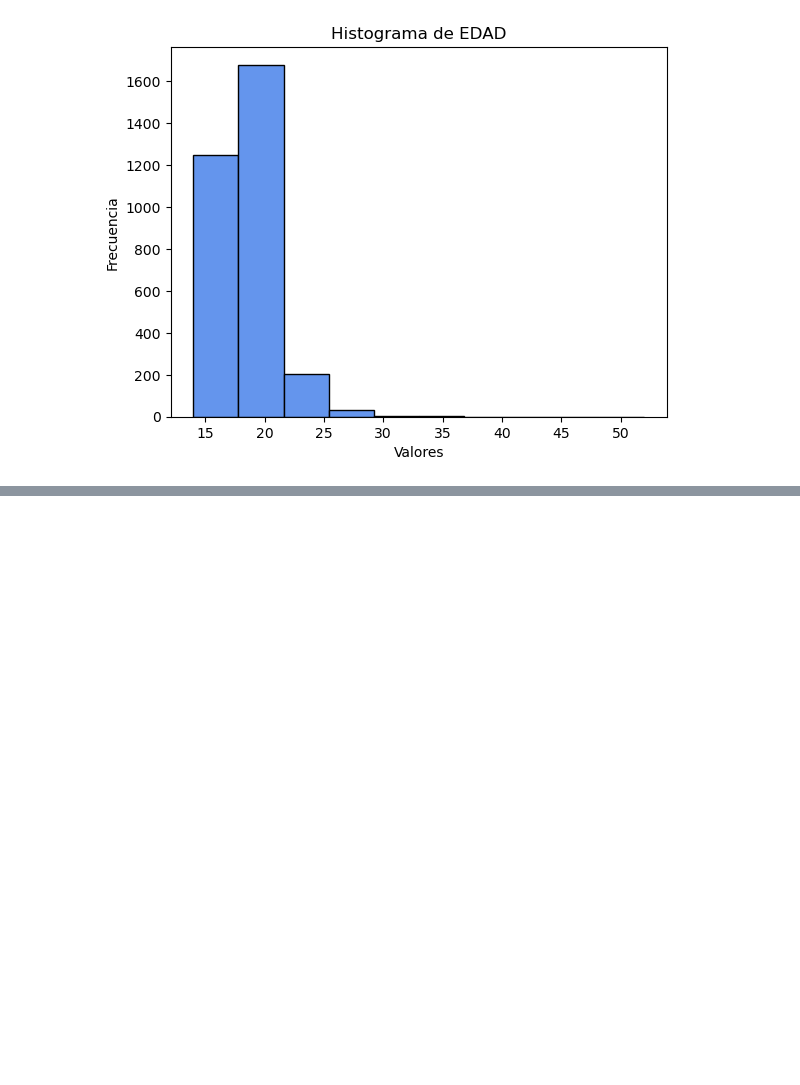
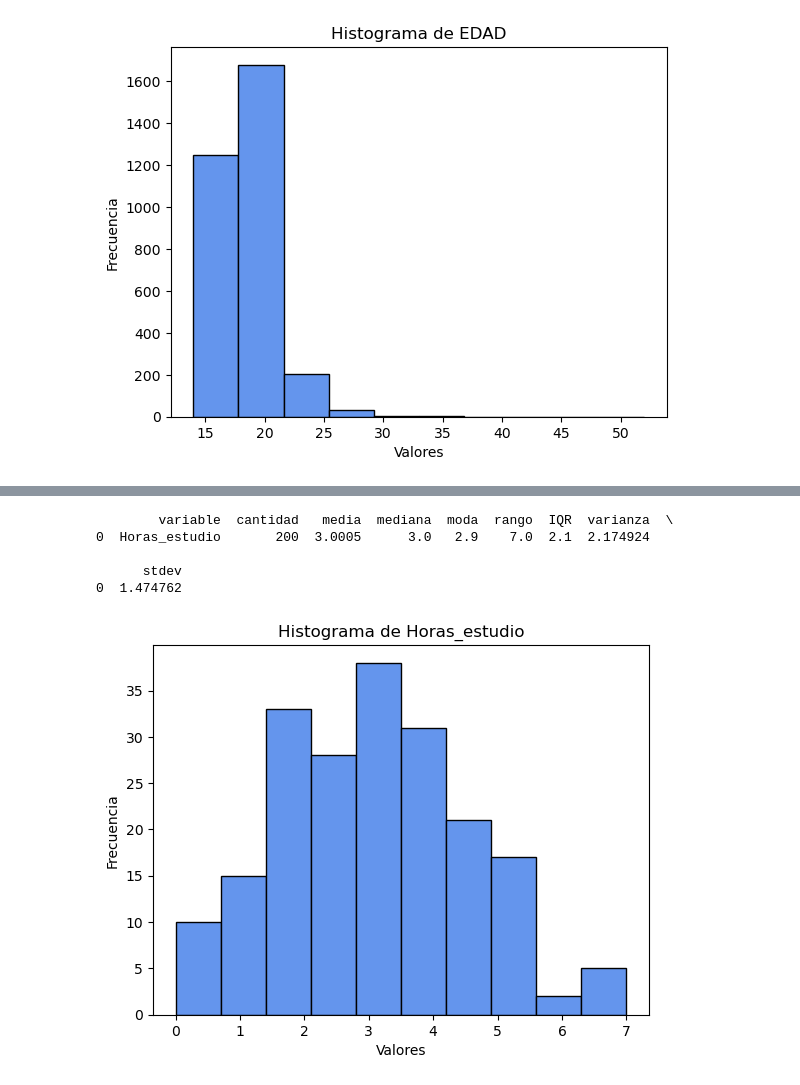
Before and after one commit to Lupinthethird2/GrupoLP2, a Jupyter notebook: proyecto_1.ipynb, the cells around one changed output, grey strips where cells are left out. Drawn from its saved outputs; the diff is of its cells as text; code cells hidden in the pictures; blank space fills up the shorter version.

Commit message:
Leyendo la base de datos de la unalm y agregando un gráfico de las horas de estudio

```diff
--- a/proyecto_1.ipynb
+++ b/proyecto_1.ipynb
@@ -70,7 +70,7 @@ class EstadisticasCat(Datos):
         plt.show()
 
 # 2. HERENCIA (EstadisticasNum también "hereda" de Datos)
-# Clase hija 1:Cuantitativa
+# Clase hija 2:Cuantitativa
 class EstadisticasNum(Datos):
     def __init__(self, name, data):
         super().__init__(data)
@@ -87,19 +87,35 @@ class EstadisticasNum(Datos):
         n = self.cantidad()
         if n == 0:
             return None
-        return float(self._s.mean())
+        suma = 0
+        for valor in self._num:
+            suma += valor
+        return float(suma / n)
 
     def mediana(self):
         n = self.cantidad()
         if n == 0:
             return None
-        return float(self._s.median())
+        datos_ordenados = sorted(self._num)
+        mitad = n // 2
+        if n % 2 == 0:
+            mediana = (datos_ordenados[mitad - 1] + datos_ordenados[mitad]) / 2
+        else:
+            mediana = datos_ordenados[mitad]
+        return float(mediana)
 
     def moda(self):
         if not self._num:
             return []
-        m = self._s.mode()
-        return m.tolist()
+        frecuencias = {}
+        for valor in self._num:
+            if valor in frecuencias:
+                frecuencias[valor] += 1
+            else:
+                frecuencias[valor] = 1
+        max_frec = max(frecuencias.values())
+        modas = [valor for valor, freq in frecuencias.items() if freq == max_frec]
+        return modas
 
     def rango(self):
         if self.cantidad() == 0:
@@ -238,3 +254,7 @@ analizador_edad.bar_plot()
   variable  cantidad      media  mediana  moda  rango  IQR  varianza     stdev
 0     EDAD      3180  18.360692     18.0  17.0   38.0  2.0  5.446771  2.333832
 [figure]
+# %%
+# Cargar el archivo de data de estudiantes de la UNALM
+df_unalm = pd.read_excel("data_unalm_estudiantes_var.xlsx", skiprows=0)
+df_unalm.head()
@@ -240,0 +268,17 @@ analizador_edad.bar_plot()
+# %%
+# Prueba Cuantitativa (Horas de estudio)
+datos_estudio = df_unalm["Horas_estudio"].tolist()
+analizador_estudio = EstadisticasNum("Horas_estudio", datos_sueño)
+
+# Mostrar resumen (opcional)
+print(analizador_estudio.summary())
+
+# Gráfico de barras
+analizador_estudio.bar_plot()
+# %% [output]
+        variable  cantidad   media  mediana  moda  rango  IQR  varianza  \
+0  Horas_estudio       200  3.0005      3.0   2.9    7.0  2.1  2.174924
+
+      stdev
+0  1.474762
+[figure, added]
```
Also changed, not shown: parts of 1 cell of this notebook.
